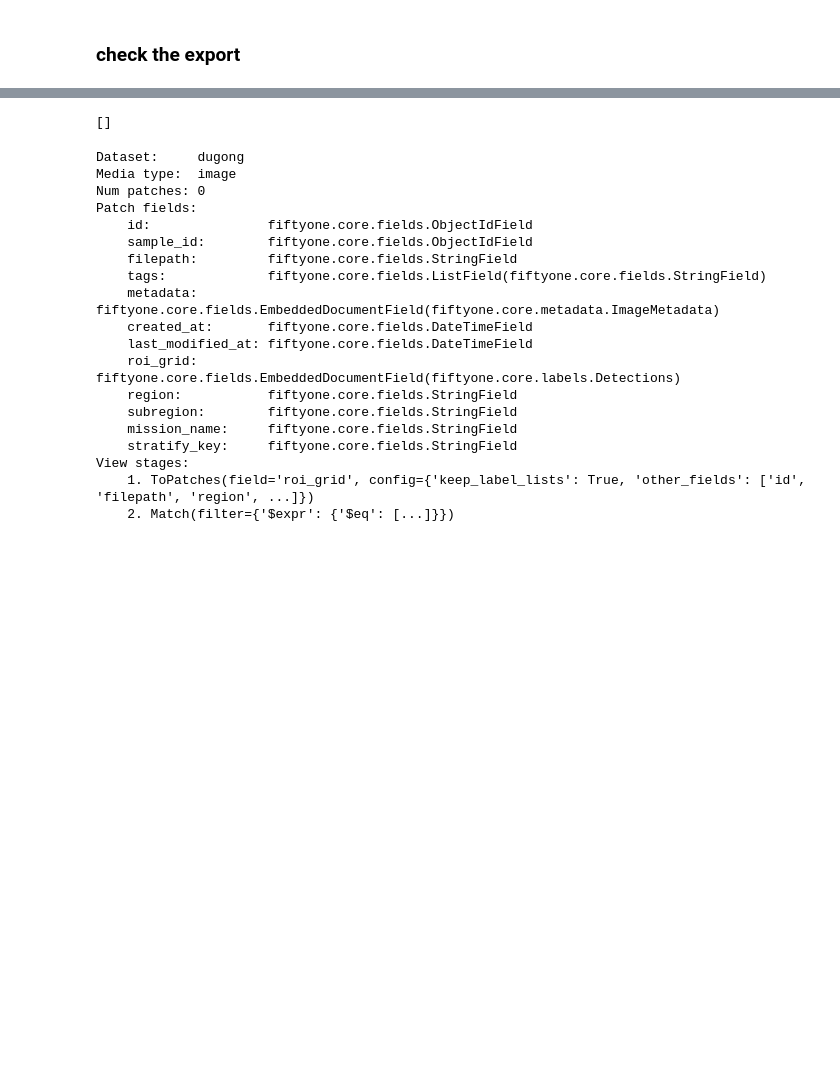
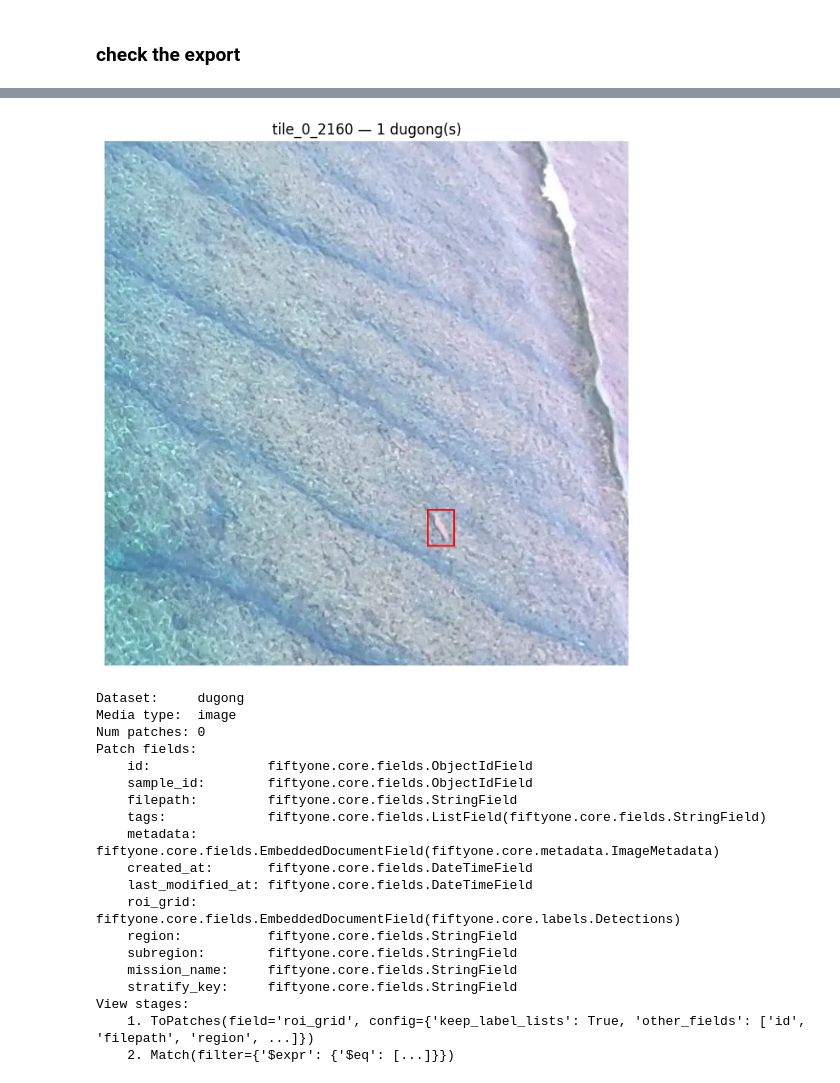
Before and after one commit to emanuel-gf/Dugongs_IRISA-MARBEC-LIRMM, a Jupyter notebook: fiftyone/roi_creator.ipynb, the cells around one changed output, grey strips where cells are left out. Cells and saved outputs as stored; diff of their text form; code cells hidden in the pictures; blank space fills up the shorter version.

```diff
--- a/fiftyone/roi_creator.ipynb
+++ b/fiftyone/roi_creator.ipynb
@@ -524,7 +508,36 @@ verify_export("MAN_P4_UM_M5_F2_GSP_DJI_0222-657c5a5b59a90_53_tile_1080_1620__p.j
 # %%
-parent_ids_with_positives
+from PIL import Image, ImageDraw
+import matplotlib.pyplot as plt
+
+sample = export_view.match({"roi_grid.detections.contains_dugong": True}).first()
+tile   = sample.roi_grid.detections[0]
+
+W = sample.metadata.width
+H = sample.metadata.height
+tx, ty, tw, th = tile.bounding_box
+
+with Image.open(sample.filepath) as img:
+    crop = img.crop((int(tx*W), int(ty*H), int((tx+tw)*W), int((ty+th)*H)))
+    crop = crop.resize((640, 640), Image.LANCZOS)
+
+draw = ImageDraw.Draw(crop)
+
+for det in tile.dugongs:
+    cx, cy, w, h = bbox_to_yolo(det["bbox_translated"])
+    # back to pixel top-left for drawing
+    x_min = (cx - w/2) * 640
+    y_min = (cy - h/2) * 640
+    x_max = (cx + w/2) * 640
+    y_max = (cy + h/2) * 640
+    draw.rectangle([x_min, y_min, x_max, y_max], outline="red", width=2)
+
+plt.figure(figsize=(8, 8))
+plt.imshow(crop)
+plt.axis("off")
+plt.title(f"{tile.label} — {len(tile.dugongs)} dugong(s)")
+plt.show()
 # %% [output]
-[]
+[figure, added]
 # %%
 tiles_view.match(F("roi_grid.detections.contains_dugong") == True)
 # %% [output]
```
Also changed, not shown: parts of 8 cells of this notebook.
